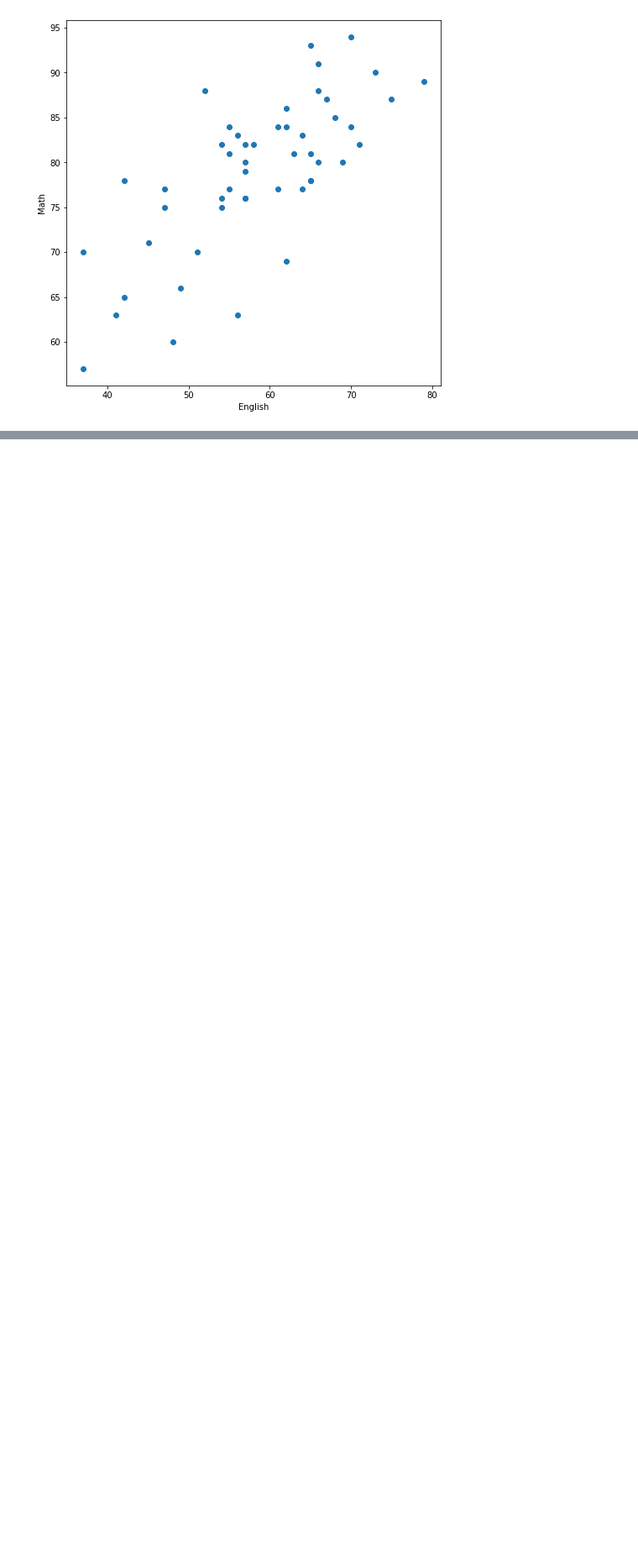
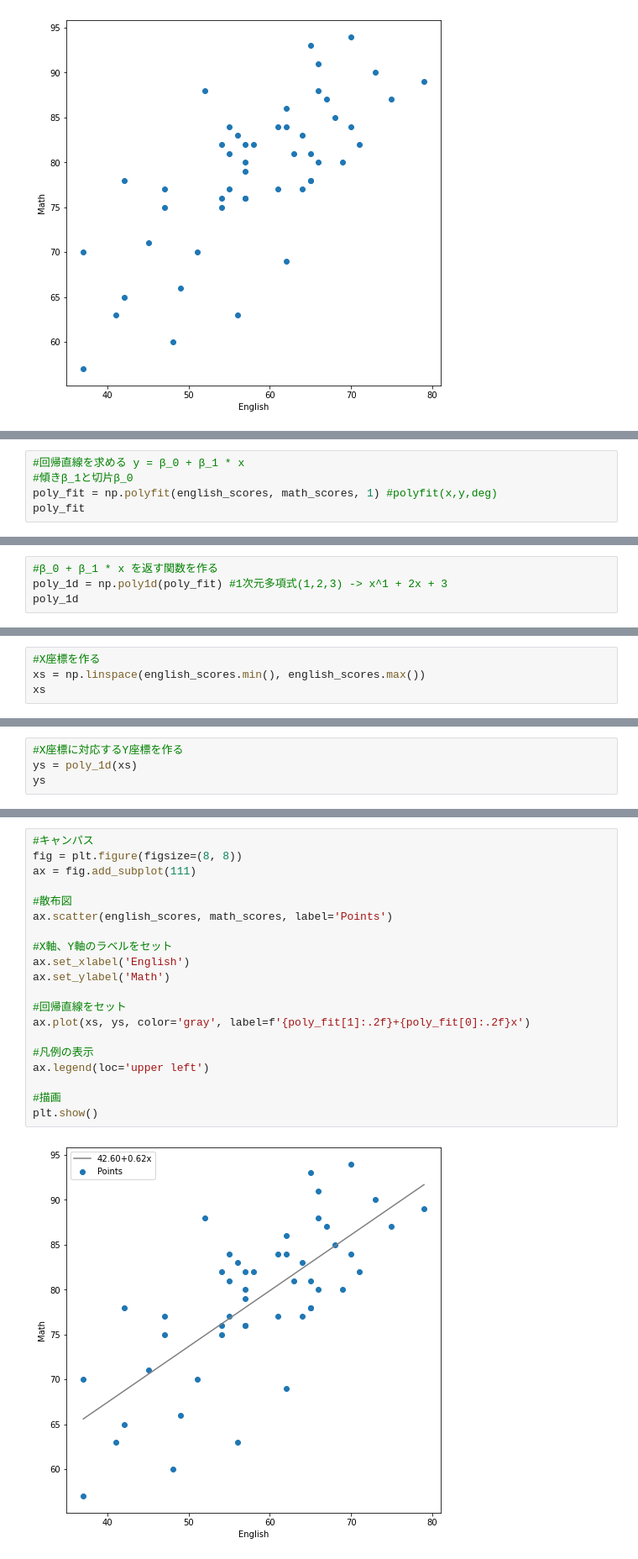
Before and after one commit to kanzai935/statistical-analysis, a Jupyter notebook: chapter03.ipynb, the cells around one changed output, grey strips where cells are left out. Shown at 84% size. Cells and saved outputs as stored; diff of their text form; blank space fills up the shorter version.

```diff
--- a/chapter03.ipynb
+++ b/chapter03.ipynb
@@ -151,0 +150,5 @@ plt.show()
+# %%
+#回帰直線を求める y = β_0 + β_1 * x
+#傾きβ_1と切片β_0
+poly_fit = np.polyfit(english_scores, math_scores, 1) #polyfit(x,y,deg)
+poly_fit
@@ -151,0 +157,4 @@ plt.show()
+# %%
+#β_0 + β_1 * x を返す関数を作る
+poly_1d = np.poly1d(poly_fit) #1次元多項式(1,2,3) -> x^1 + 2x + 3
+poly_1d
@@ -151,0 +163,4 @@ plt.show()
+# %%
+#X座標を作る
+xs = np.linspace(english_scores.min(), english_scores.max())
+xs
@@ -151,0 +178,4 @@ plt.show()
+# %%
+#X座標に対応するY座標を作る
+ys = poly_1d(xs)
+ys
@@ -151,0 +193,22 @@ plt.show()
+# %%
+#キャンパス
+fig = plt.figure(figsize=(8, 8))
+ax = fig.add_subplot(111)
+
+#散布図
+ax.scatter(english_scores, math_scores, label='Points')
+
+#X軸、Y軸のラベルをセット
+ax.set_xlabel('English')
+ax.set_ylabel('Math')
+
+#回帰直線をセット
+ax.plot(xs, ys, color='gray', label=f'{poly_fit[1]:.2f}+{poly_fit[0]:.2f}x')
+
+#凡例の表示
+ax.legend(loc='upper left')
+
+#描画
+plt.show()
+# %% [output]
+[figure, added]
```
Also changed, not shown: parts of 5 cells of this notebook.
